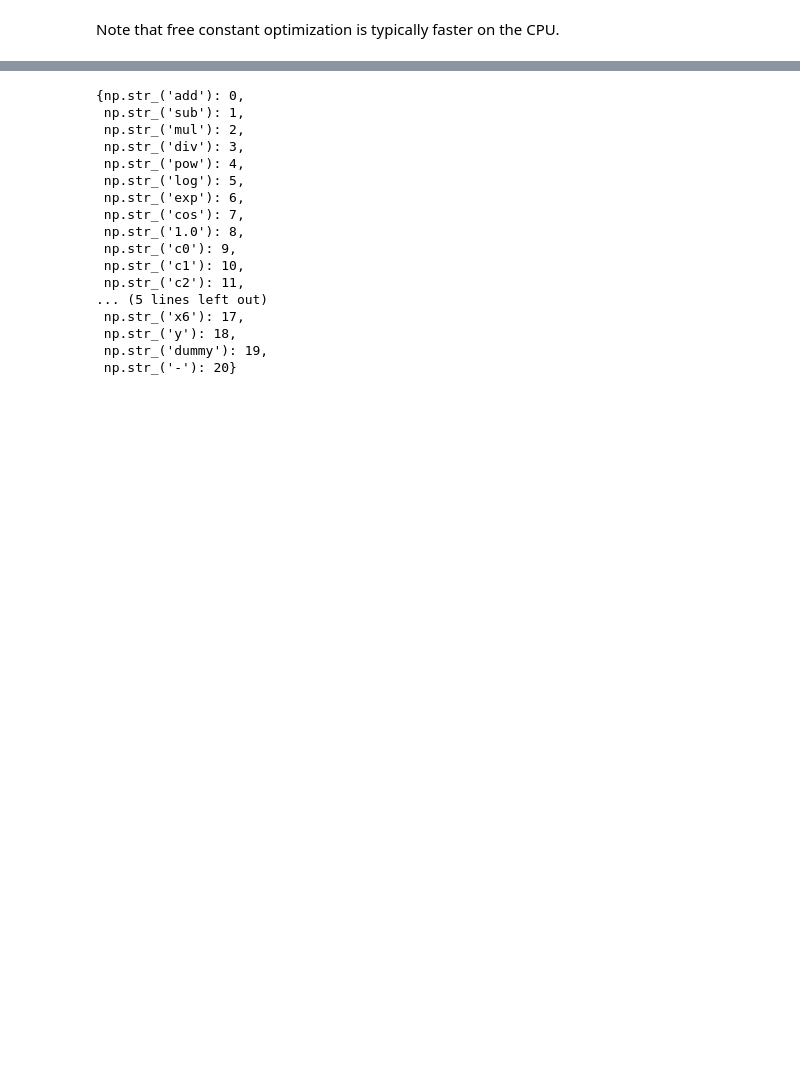
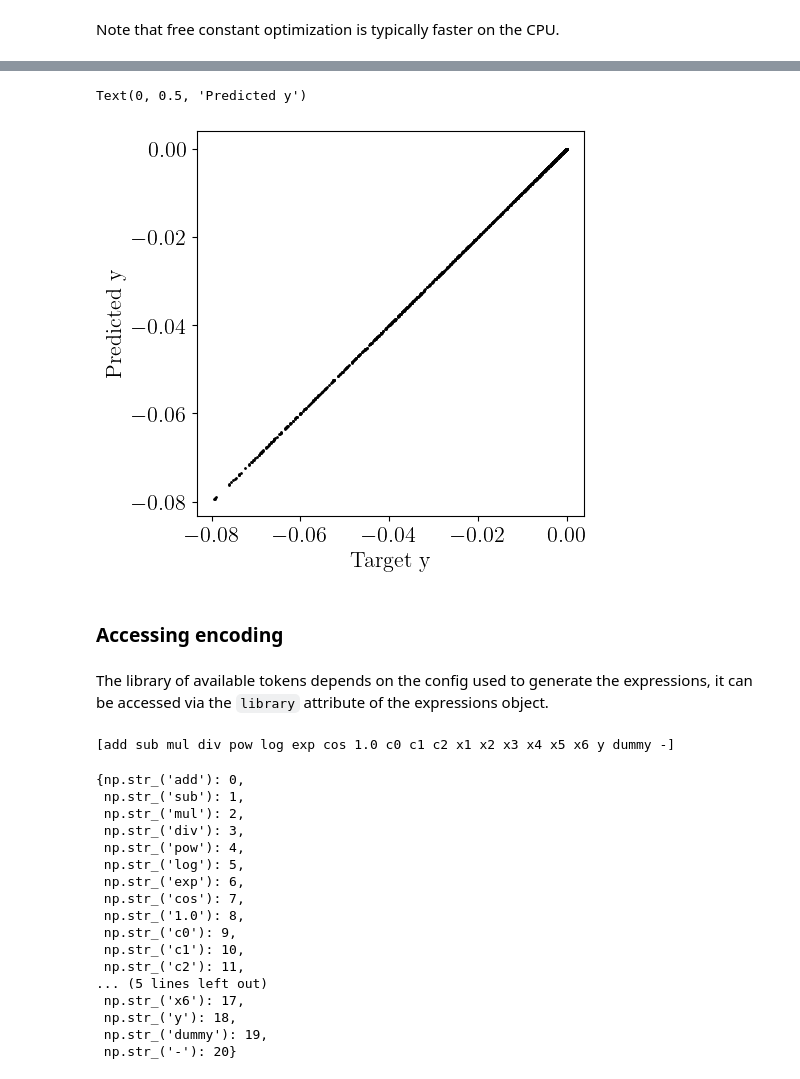
Before and after one commit to WassimTenachi/PhySO, a Jupyter notebook: demos/toolkit/random_sampler_demo.ipynb, the cells around one changed output, grey strips where cells are left out. Cells and saved outputs as stored; diff of their text form; code cells hidden in the pictures; blank space fills up the shorter version.

```diff
--- a/demos/toolkit/random_sampler_demo.ipynb
+++ b/demos/toolkit/random_sampler_demo.ipynb
@@ -378,3 +384,21 @@ print(lib)
+# %%
+# Fitness
+fig, ax = plt.subplots(1, 1, figsize=(5, 5))
+ax.plot(y_target.detach().cpu().numpy(), expr(X).detach().cpu().numpy(), 'k.', markersize=2,)
+ax.set_xlabel('Target y')
+ax.set_ylabel('Predicted y')
+# %% [output]
+Text(0, 0.5, 'Predicted y')
+[figure, added]
+# %% [markdown]
+### Accessing encoding
+# %% [markdown]
+The library of available tokens depends on the config used to generate the expressions, it can be accessed via the `library` attribute of the expressions object.
+# %%
+lib = expressions.library
+print(lib)
+# %% [output]
+[add sub mul div pow log exp cos 1.0 c0 c1 c2 x1 x2 x3 x4 x5 x6 y dummy -]
 # %%
 # Encoding : dict of token names to indices
 lib.lib_name_to_idx
```
Also changed, not shown: parts of 7 cells of this notebook.
